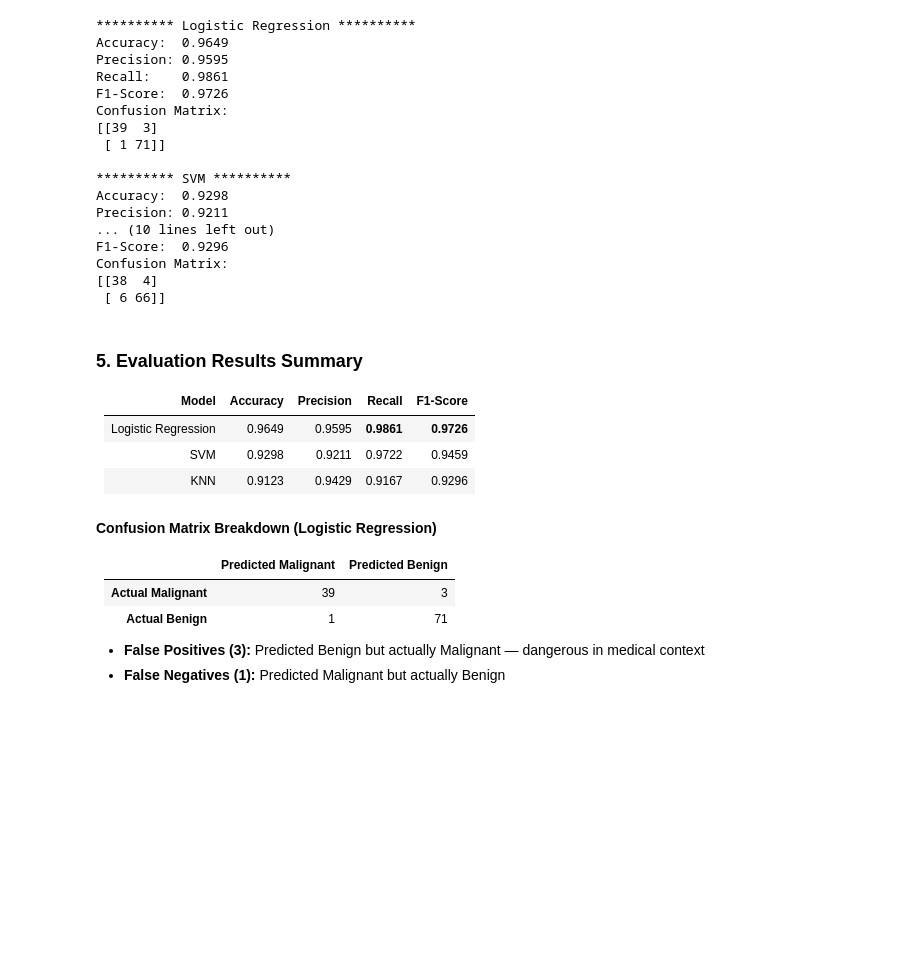
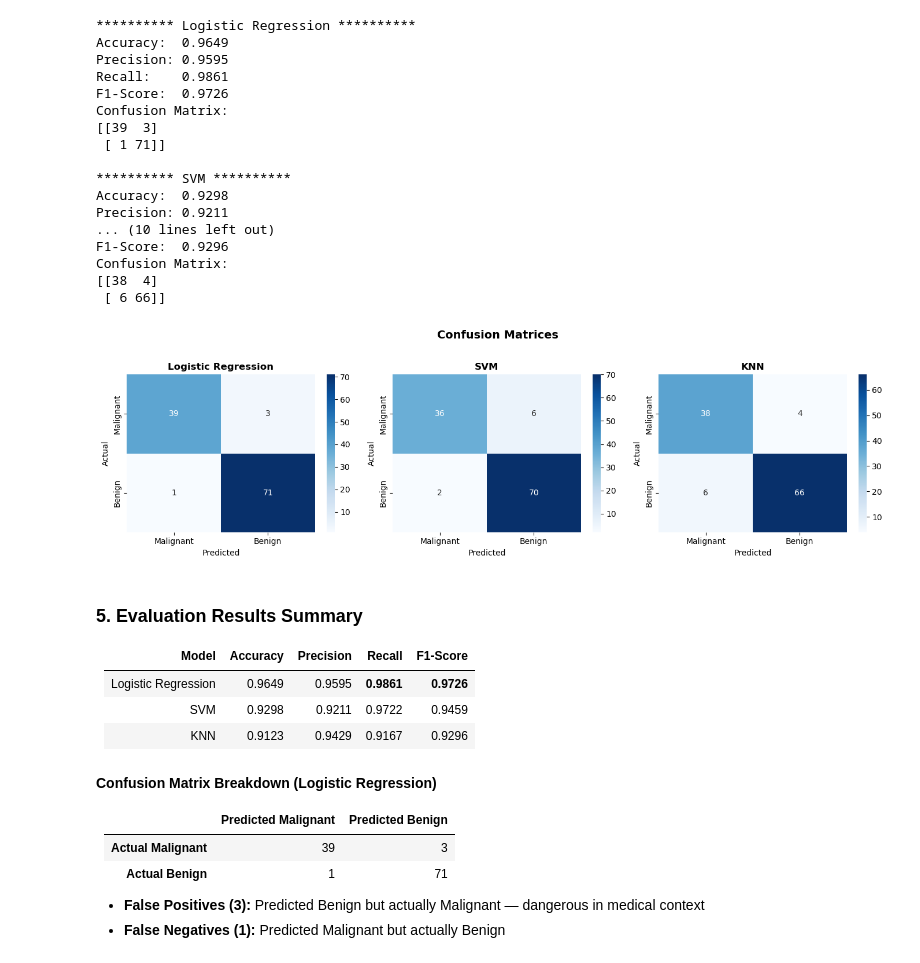
Before and after one commit to AI-jan-apr/ml-task1-ahad-m, a Jupyter notebook: modeling.ipynb, the cells around one changed output. Cells and saved outputs as stored; diff of their text form; code cells hidden in the pictures; blank space fills up the shorter version.

Commit message:
add Visualization

```diff
--- a/modeling.ipynb
+++ b/modeling.ipynb
@@ -123,6 +127,25 @@ F1-Score:  0.9296
 Confusion Matrix:
 [[38  4]
  [ 6 66]]
+# %%
+#Visualization
+fig, axes = plt.subplots(1, 3, figsize=(14, 4))
+
+for ax, (name, model) in zip(axes, models.items()):
+    y_pred = model.predict(X_test)
+    cm = confusion_matrix(y_test, y_pred)
+    sns.heatmap(cm, annot=True, fmt='d', cmap='Blues', ax=ax,
+                xticklabels=['Malignant', 'Benign'],
+                yticklabels=['Malignant', 'Benign'])
+    ax.set_title(name, fontweight='bold')
+    ax.set_xlabel('Predicted')
+    ax.set_ylabel('Actual')
+
+plt.suptitle('Confusion Matrices', fontsize=14, fontweight='bold', y=1.02)
+plt.tight_layout()
+plt.show()
+# %% [output]
+[figure, added]
 # %% [markdown]
 ### 5. Evaluation Results Summary
 
```
Also changed, not shown: parts of 3 cells of this notebook.
